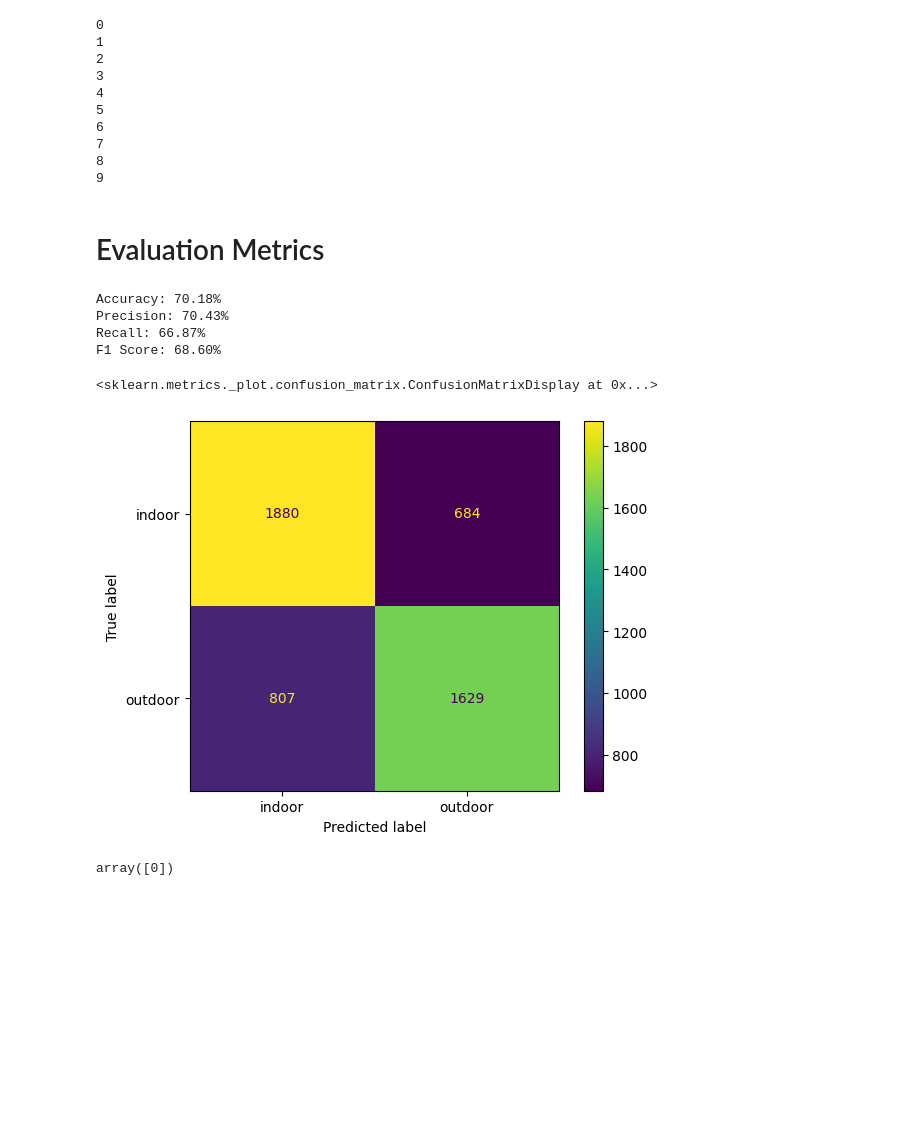
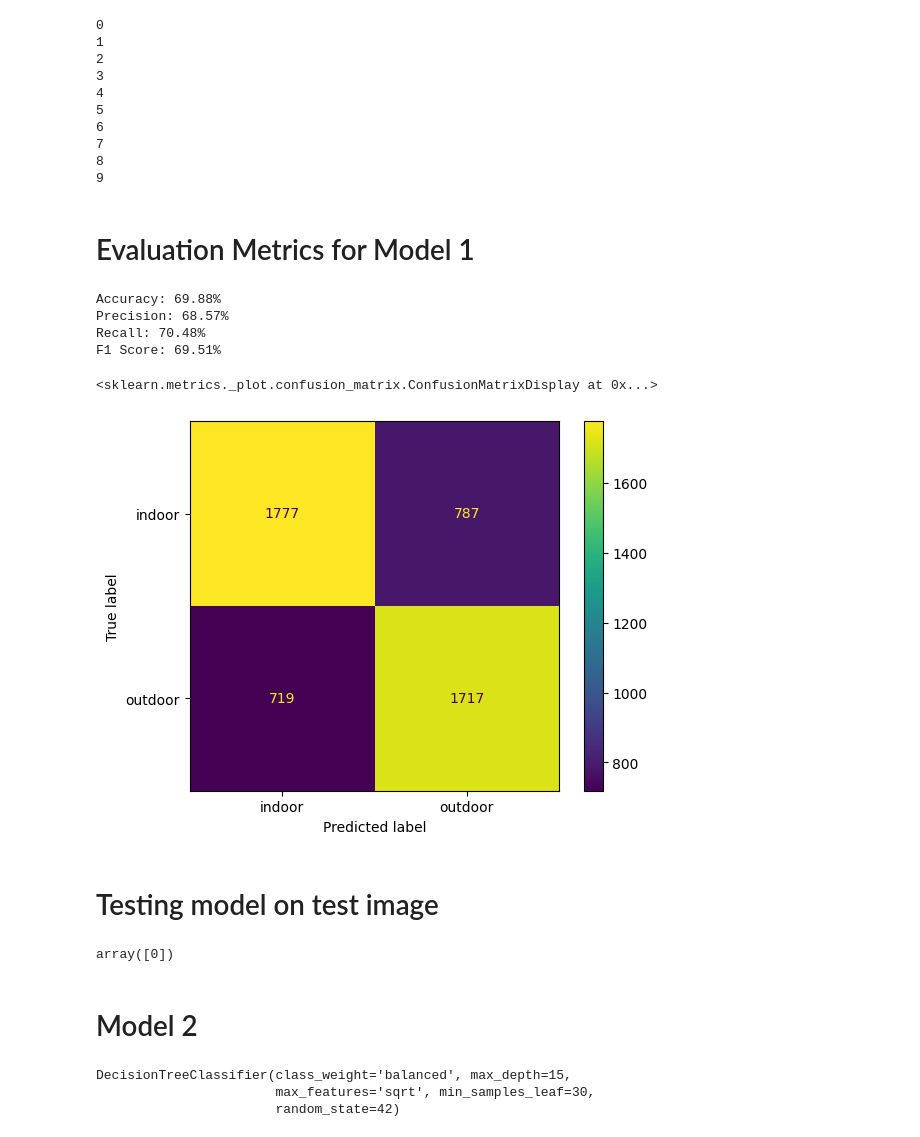
Before and after one commit to BhavyaPatel25/Museum-View-Detection, a Jupyter notebook: Decision Tree Semi-Supervised.ipynb, the cells around one changed output. Saved outputs shown, nothing was run; the diff lists cells and outputs as text; code cells hidden in the pictures; blank space fills up the shorter version.

Commit message:
Tuned hyperparameters and made miscellaneous changes
- Tried multiple combinations for hyperparameters in the models
- Made other suggested changes in the notebooks

```diff
--- a/Decision Tree Semi-Supervised.ipynb
+++ b/Decision Tree Semi-Supervised.ipynb
@@ -16,7 +21,7 @@ def load_images_from_folder(folder, label):
     labels = []
     for filename in os.listdir(folder):
         img = Image.open(os.path.join(folder, filename))
-        img = img.resize((224, 224))
+        img = img.resize((64, 64))
         img = img.convert('L')
         img = np.array(img).flatten()
         img = img/255
@@ -99,24 +104,24 @@ for i in range(max_iterations):
 8
 9
 # %% [markdown]
-# Evaluation Metrics
+# Evaluation Metrics for Model 1
 # %%
 y_pred = clf.predict(X_test_dump)
 
 accuracy = accuracy_score(y_test_dump, y_pred)
 precision = precision_score(y_test_dump,y_pred)
 recall = recall_score(y_test_dump,y_pred)
-f1_score = f1_score(y_test_dump,y_pred)
+f1score = f1_score(y_test_dump,y_pred)
 
 print(f'Accuracy: {accuracy * 100:.2f}%')
 print(f'Precision: {precision * 100:.2f}%')
 print(f'Recall: {recall * 100:.2f}%')
-print(f'F1 Score: {f1_score * 100:.2f}%')
+print(f'F1 Score: {f1score * 100:.2f}%')
 ConfusionMatrixDisplay.from_predictions(y_test_dump,y_pred,display_labels=['indoor','outdoor'])
 # %% [output]
-Accuracy: 70.18%
-Precision: 70.43%
-Recall: 66.87%
-F1 Score: 68.60%
+Accuracy: 69.88%
+Precision: 68.57%
+Recall: 70.48%
+F1 Score: 69.51%
 <sklearn.metrics._plot.confusion_matrix.ConfusionMatrixDisplay at 0x...>
-[figure, old version]
+[figure, new version]
@@ -130,3 +128,5 @@ with open(model_pkl_file, 'wb') as file:
+# %% [markdown]
+# Testing model on test image
 # %%
 def load_single_images(image):
     img = Image.open(image)
@@ -141,3 +141,21 @@ my_img = load_single_images('test_image_1.jpg')
 clf.predict(my_img.reshape(1,-1))
 # %% [output]
 array([0])
+# %% [markdown]
+# Model 2
+# %%
+clf2 = DecisionTreeClassifier(
+    criterion='gini',
+    max_depth=15,
+    splitter='best',
+    min_samples_split=2,
+    min_samples_leaf=30,
+    class_weight='balanced',
+    max_features='sqrt',
+    random_state=42)
+
+clf2.fit(X_train, y_train)
+# %% [output]
+DecisionTreeClassifier(class_weight='balanced', max_depth=15,
+                       max_features='sqrt', min_samples_leaf=30,
+                       random_state=42)
```
Also changed, not shown: parts of 19 cells of this notebook, 1 other file.
